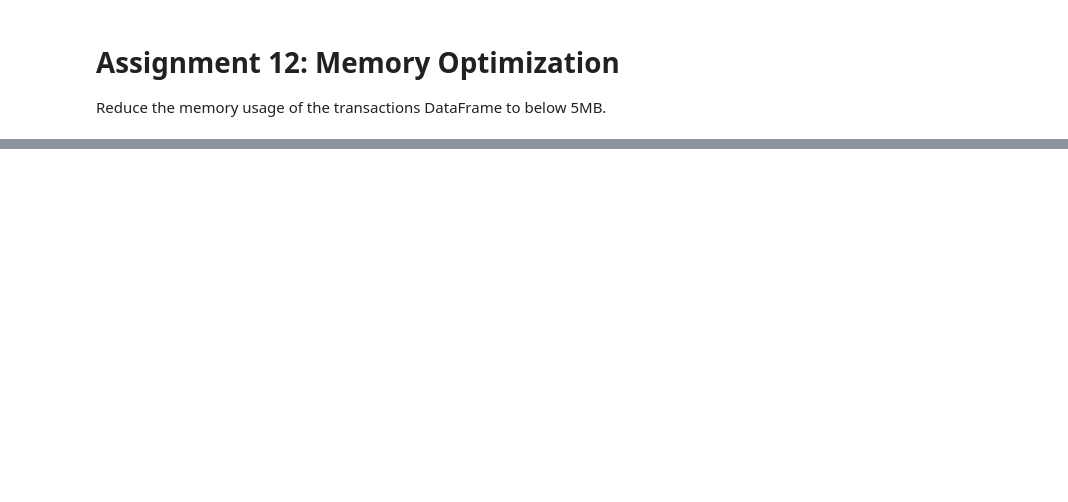
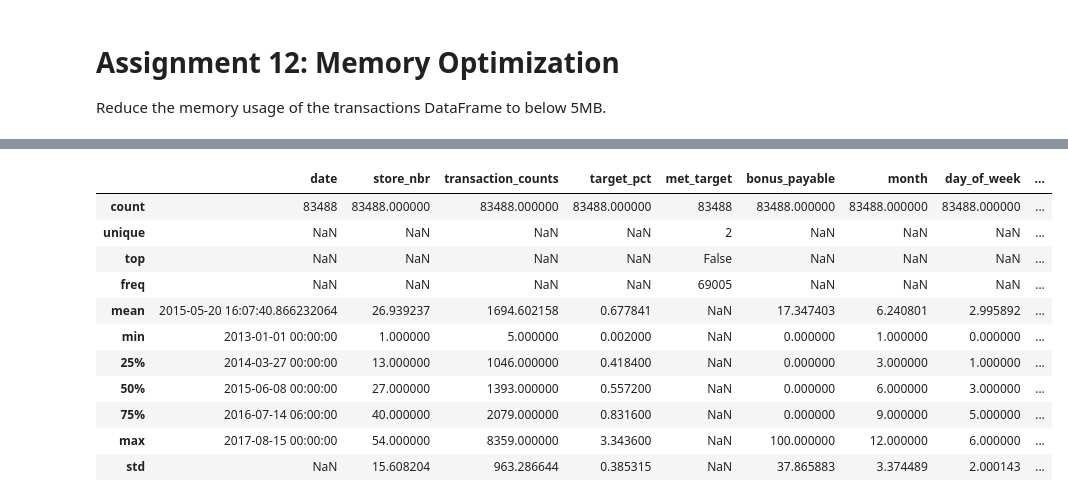
Before and after one commit to jamesnepomuceno/udemy-pandas-numpy, a Jupyter notebook: Course Assignment Notebooks/section03_DataFrames.ipynb, the cells around one changed output, grey strips where cells are left out. Cells and saved outputs as stored; diff of their text form; code cells hidden in the pictures; blank space fills up the shorter version.

```diff
--- a/Course Assignment Notebooks/section03_DataFrames.ipynb
+++ b/Course Assignment Notebooks/section03_DataFrames.ipynb
@@ -1340,3 +1340,24 @@ transactions.assign(
 ).loc[:, "seasonal_bonus"].value_counts().iloc[1:].sum() * 100
 # %% [output]
 822900
+# %%
+transactions_complete = transactions.assign(
+    target_pct = transactions['transaction_counts'] / 2500,
+    met_target = (transactions['transaction_counts'] / 2500) >= 1,
+    bonus_payable = lambda x: x['met_target'] * 100,
+    month = transactions['date'].dt.month,
+    day_of_week = transactions['date'].dt.day_of_week,
+    seasonal_bonus = np.select(
+        # [
+        #     (transactions['month'] == 12),
+        #     (transactions['day_of_week'] == 6) & (transactions['month'] == 5),
+        #     (transactions['day_of_week'] == 0) & (transactions['month'] == 7)
+        # ],
+        conditions, choices, default='None'
+            # 'Holiday Bonus',
+            # 'Corporate Month',
+            # 'Summer Special'
+        # ]
+        # default='None'
+    )
+)
@@ -1364,0 +1535,17 @@ transactions.info(memory_usage="deep")
+# %%
+transactions_complete['seasonal_bonus'] = transactions_complete['seasonal_bonus'].astype('category')
+# %%
+transactions_complete.describe(include='all')
+# %% [output]
+|  | date | store_nbr | transaction_counts | target_pct | met_target | bonus_payable | month | day_of_week | ... |
+| count | 83488 | 83488.000000 | 83488.000000 | 83488.000000 | 83488 | 83488.000000 | 83488.000000 | 83488.000000 | ... |
+| unique | NaN | NaN | NaN | NaN | 2 | NaN | NaN | NaN | ... |
+| top | NaN | NaN | NaN | NaN | False | NaN | NaN | NaN | ... |
+| freq | NaN | NaN | NaN | NaN | 69005 | NaN | NaN | NaN | ... |
+| mean | 2015-05-20 16:07:40.866232064 | 26.939237 | 1694.602158 | 0.677841 | NaN | 17.347403 | 6.240801 | 2.995892 | ... |
+| min | 2013-01-01 00:00:00 | 1.000000 | 5.000000 | 0.002000 | NaN | 0.000000 | 1.000000 | 0.000000 | ... |
+| 25% | 2014-03-27 00:00:00 | 13.000000 | 1046.000000 | 0.418400 | NaN | 0.000000 | 3.000000 | 1.000000 | ... |
+| 50% | 2015-06-08 00:00:00 | 27.000000 | 1393.000000 | 0.557200 | NaN | 0.000000 | 6.000000 | 3.000000 | ... |
+| 75% | 2016-07-14 06:00:00 | 40.000000 | 2079.000000 | 0.831600 | NaN | 0.000000 | 9.000000 | 5.000000 | ... |
+| max | 2017-08-15 00:00:00 | 54.000000 | 8359.000000 | 3.343600 | NaN | 100.000000 | 12.000000 | 6.000000 | ... |
+| std | NaN | 15.608204 | 963.286644 | 0.385315 | NaN | 37.865883 | 3.374489 | 2.000143 | ... |
```
Also changed, not shown: parts of 18 cells of this notebook.
